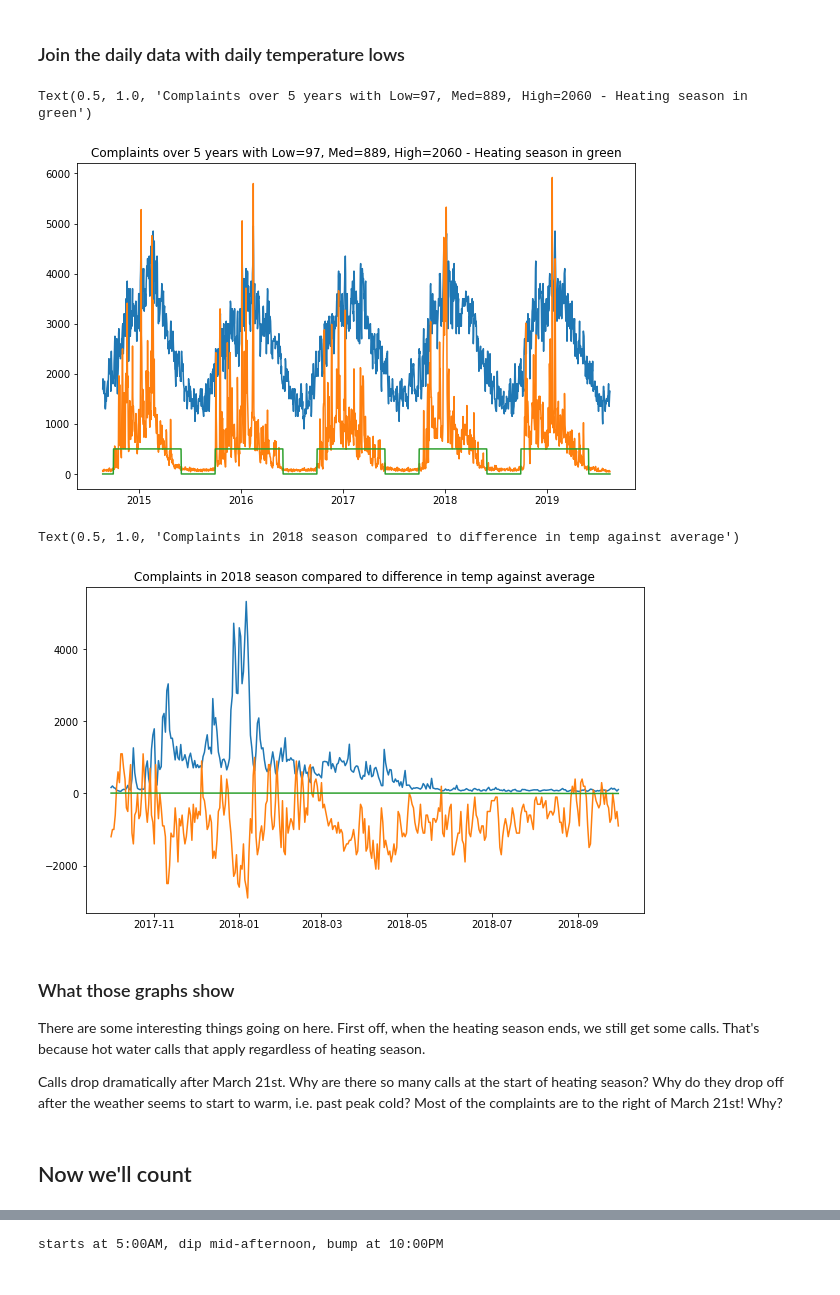
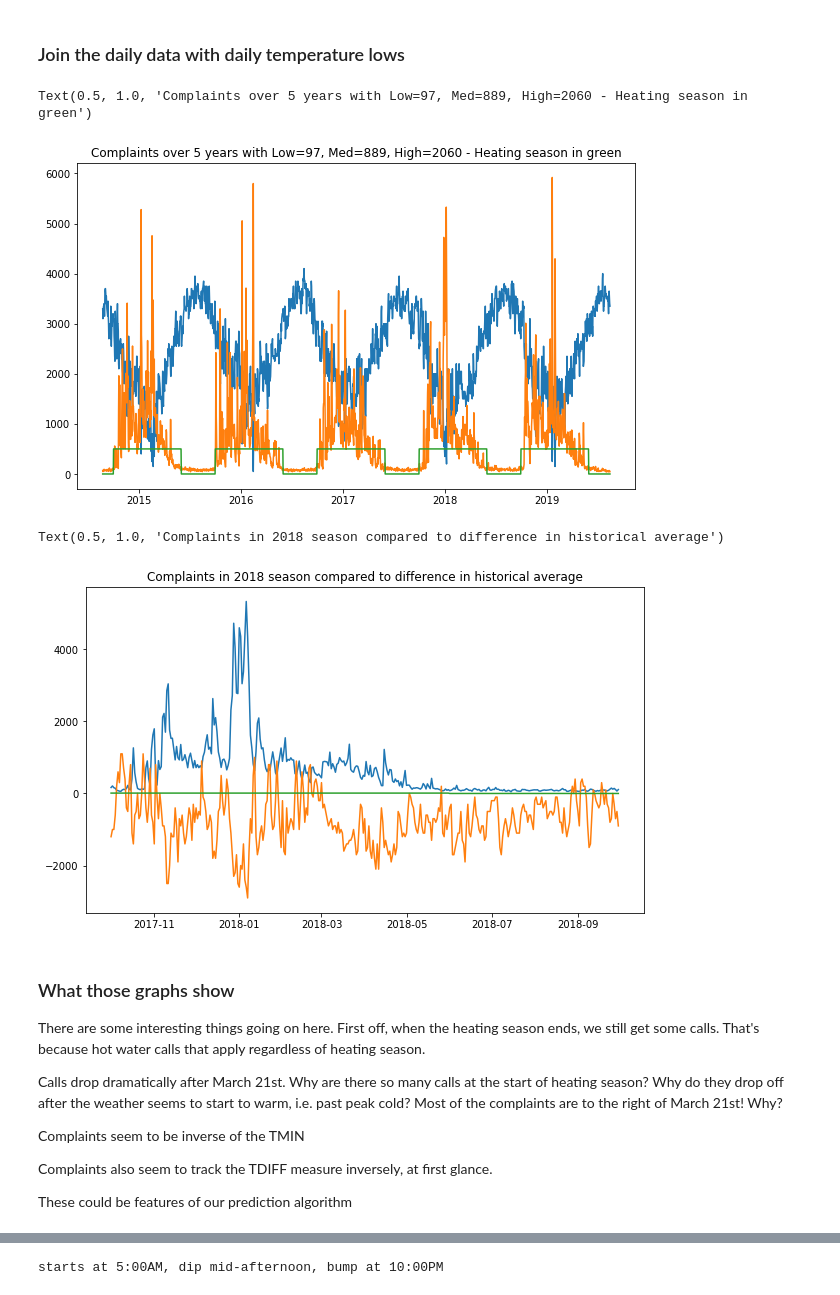
Before and after one commit to DThompson55/EdxCapstone, a Jupyter notebook: Capstone 4th Assignment.ipynb, the cells around one changed output, grey strips where cells are left out. Cells and saved outputs as stored; diff of their text form; code cells hidden in the pictures.

```diff
--- a/Capstone 4th Assignment.ipynb
+++ b/Capstone 4th Assignment.ipynb
@@ -95,4 +94 @@ df.loc[df['SEQ'] <= d,['Fold']]=df['Year']+1 # The fold number for days between
 df = df[df['Fold'] > 0]
-# %%
-df['X'] = df['Fold'] != df['Year']
-df[(df['Fold']==2018)&(df['SEQ']==0)].head()
@@ -290,30 +282,27 @@ df_daily.drop('DATE', axis=1, inplace=True)
 # %%
 #
 # So this is a little odd, but it's an interesting plot
-# Invert the temperature data so its cycle matches the complaint cycle
+# Plot the temperature data so its cycle matches the complaint cycle
 # Also plot the heating season.
 # Then scale everthing so it fits
+# There are better ways to show this, but as a first pass it is interesting
 #
 
 plt.figure(figsize=(10,6))
-plt.plot(df_daily['InvTMP']*50)
+plt.plot(df_daily['TMIN']*50)
 plt.plot(df_daily['daily_complaints'])
 plt.plot(df_daily['HEATING_SEASON']*500)
 
-i = 0
-x=2015
-
 
 plt.title("Complaints over 5 years with Low=%d, Med=%d, High=%d - Heating season in green"%(low,med,high))
 # %% [output]
 Text(0.5, 1.0, 'Complaints over 5 years with Low=97, Med=889, High=2060 - Heating season in green')
-[figure, old version]
+[figure, new version]
 # %%
 #
-# So this is a little odd, but it's an interesting plot
-# Invert the temperature data so its cycle matches the complaint cycle
-# Also plot the heating season.
-# Then scale everthing so it fits
+#
+# This is the TDIFF vs complaints.
+# That's the difference between the TMIN and the Historical Average temp
 #
 
 plt.figure(figsize=(10,6))
@@ -321,19 +310,20 @@ plt.plot(df_daily[df_daily['Fold']==2018]['daily_complaints'])
 plt.plot(df_daily[df_daily['Fold']==2018]['TDIFF']*100)
 plt.plot(df_daily[df_daily['Fold']==2018]['HEATING_SEASON']*10)
 
-i = 0
-x=2015
 
-
-plt.title("Complaints in 2018 season compared to difference in temp against average")
+plt.title("Complaints in 2018 season compared to difference in historical average")
 # %% [output]
-Text(0.5, 1.0, 'Complaints in 2018 season compared to difference in temp against average')
+Text(0.5, 1.0, 'Complaints in 2018 season compared to difference in historical average')
-[figure, old version]
+[figure, new version]
 # %% [markdown]
 ### What those graphs show
 
 There are some interesting things going on here. First off, when the heating season ends, we still get some calls. That's because hot water calls that apply regardless of heating season.
 
 Calls drop dramatically after March 21st.  Why are there so many calls at the start of heating season? Why do they drop off after the weather seems to start to warm, i.e. past peak cold? Most of the complaints are to the right of March 21st!  Why?
+
+Complaints seem to be inverse of the TMIN
+
+Complaints also seem to track the TDIFF measure inversely, at first glance.
+
+These could be features of our prediction algorithm
-# %% [markdown]
-## Now we'll count
```
Also changed, not shown: parts of 34 cells of this notebook, 1 other file.
